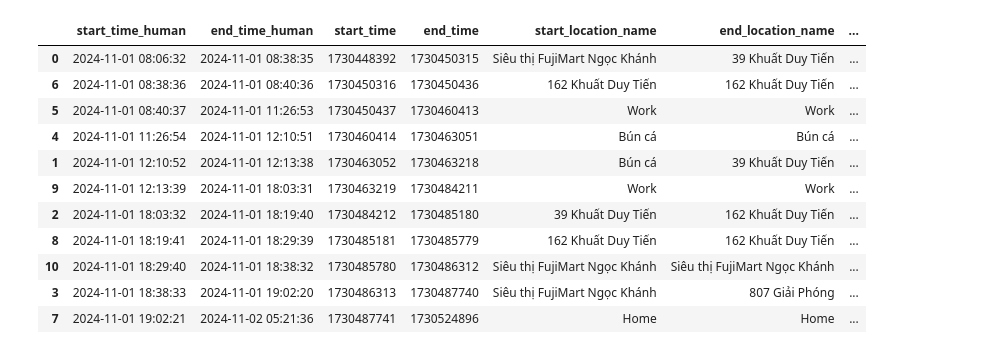
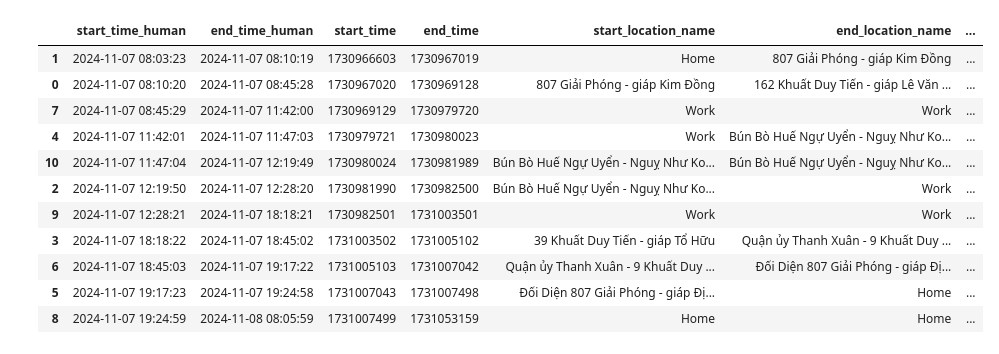
Before and after one commit to yoogun143/Postgres, a Jupyter notebook: gmap.ipynb, the cells around one changed output. Drawn from its saved outputs; the diff is of its cells as text; code cells hidden in the pictures.

Commit message:
Fix bug Null dict

```diff
--- a/gmap.ipynb
+++ b/gmap.ipynb
@@ -0,0 +1,11 @@
+# %%
+from_date = 20241107
+to_date = 20241107
+
+from datetime import datetime
+
+# Convert dates to UNIX timestamps
+from_date_unix = int(datetime.strptime(str(from_date) + ' 00:00:00', '%Y%m%d %H:%M:%S').timestamp()) + 25200 # Add 7 hours
+to_date_unix = int(datetime.strptime(str(to_date) + ' 23:59:59', '%Y%m%d %H:%M:%S').timestamp()) + 25200 # Add 7 hours
+print(from_date_unix)
+print(to_date_unix)
@@ -1,16 +15,9 @@
 # %%
 from helper.config import load_config
 import psycopg2
-from datetime import datetime
+
 import pandas as pd
 import numpy as np
-
-from_date = 20241101
-to_date = 20241101
-
-# Convert dates to UNIX timestamps
-from_date_unix = int(datetime.strptime(str(from_date) + ' 00:00:00', '%Y%m%d %H:%M:%S').timestamp()) + 25200 # Add 7 hours
-to_date_unix = int(datetime.strptime(str(to_date) + ' 23:59:59', '%Y%m%d %H:%M:%S').timestamp()) + 25200 # Add 7 hours
 
 config = load_config()
 with psycopg2.connect(**config) as conn:
@@ -29,15 +36,23 @@ with psycopg2.connect(**config) as conn:
                         ,c.category as start_category
                         ,d.location_name as end_location_name
                         ,d.category as end_category
-                        ,json_agg(json_build_object('txtime', b.txtime , 'lat', b.lat, 'lon', b.lon)) AS path
+                        ,case
+                            when json_agg(
+                                json_build_object('txtime', b.txtime, 'lat', b.lat, 'lon', b.lon)
+                            ) filter (where b.txtime is not null or b.lat is not null or b.lon is not null) is null
+                            then null
+                            else json_agg(
+                                json_build_object('txtime', b.txtime, 'lat', b.lat, 'lon', b.lon)
+                            )
+                        end as path
                     from gmap.fact_activity a
-                    cross join gmap.fact_timelinepath b
+                    left join gmap.fact_timelinepath b
+                    on b.txtime between a.start_time and a.end_time
                     left join gmap.dim_location c
                     on a.start_location_id = c.location_id
                     left join gmap.dim_location d
                     on a.end_location_id = d.location_id
                     where a.start_time between {from_date_unix} AND {to_date_unix}
-                    and b.txtime between a.start_time and a.end_time
                     group by
                         a.start_time
                         ,a.end_time
@@ -62,13 +77,21 @@ with psycopg2.connect(**config) as conn:
                         ,c.lon
                         ,c.location_name
                         ,c.category
-                        ,json_agg(json_build_object('txtime', b.txtime , 'lat', b.lat, 'lon', b.lon)) AS path
+                        ,case
+                            when json_agg(
+                                json_build_object('txtime', b.txtime, 'lat', b.lat, 'lon', b.lon)
+                            ) filter (where b.txtime is not null or b.lat is not null or b.lon is not null) is null
+                            then null
+                            else json_agg(
+                                json_build_object('txtime', b.txtime, 'lat', b.lat, 'lon', b.lon)
+                            )
+                        end as path
                     from gmap.fact_visit a
-                    cross join gmap.fact_timelinepath b
+                    left join gmap.fact_timelinepath b
+                    on b.txtime between a.start_time and a.end_time
                     left join gmap.dim_location c
                     on a.location_id = c.location_id
                     where a.start_time between {from_date_unix} AND {to_date_unix}
-                    and b.txtime between a.start_time and a.end_time
                     group by
                         a.start_time
                         ,a.end_time
@@ -80,56 +103,57 @@ with psycopg2.connect(**config) as conn:
             visit = pd.DataFrame(cur.fetchall(), columns=[desc[0] for desc in cur.description])
 
 # add info to activity
-activity['path'] = activity['path'].apply(lambda x: {item['txtime']: [item['lat'], item['lon']] for item in x})
+activity['path']
+activity['path'] = activity['path'].apply(lambda x: {item['txtime']: [item['lat'], item['lon']] for item in x} if x is not None else None)
 activity['color'] = activity['vehicle_type'].map({
     'in bus': 'red',
     'in passenger vehicle': 'blue',
     'walking': 'green',
     'motorcycling': 'yellow',
     'unknown': 'black'
 })
 activity['start_time_human'] = pd.to_datetime(activity['start_time'], unit='s')
 activity['end_time_human'] = pd.to_datetime(activity['end_time'], unit='s')
 
 # add info to visit
-visit['path'] = visit['path'].apply(lambda x: {item['txtime']: [item['lat'], item['lon']] for item in x})
+visit['path'] = visit['path'].apply(lambda x: {item['txtime']: [item['lat'], item['lon']] for item in x} if x is not None else None)
 visit['duration'] = visit['end_time'] - visit['start_time']
 visit['duration'] = visit['duration'].apply(lambda x: '{} hours {} minutes'.format(int(divmod(x, 60*60)[0]), int(divmod(divmod(x, 60*60)[1], 60)[0])))
 visit['start_time_human'] = pd.to_datetime(visit['start_time'], unit='s')
 visit['end_time_human'] = pd.to_datetime(visit['end_time'], unit='s')
 
 # Get all coordinates for map zoom display
 visit_path_coordinates = sum(visit['path'].apply(lambda x: list(x.values() if isinstance(x, dict) else [])),[])
 visit_coordinates = visit[['lat', 'lon']].apply(lambda x: [float(x['lat']), float(x['lon'])], axis=1).to_list()
 activity_path_coordinates = sum(activity['path'].apply(lambda x: list(x.values() if isinstance(x, dict) else [])),[])
 activity_start_coordinates = activity[['start_lat', 'start_lon']].apply(lambda x: [float(x['start_lat']), float(x['start_lon'])], axis=1).to_list()
 activity_end_coordinates = activity[['end_lat', 'end_lon']].apply(lambda x: [float(x['end_lat']), float(x['end_lon'])], axis=1).to_list()
 coordinates = sum([visit_path_coordinates, visit_coordinates, activity_path_coordinates, activity_start_coordinates, activity_end_coordinates], [])
-min_lat = min(coordinates, key=lambda x: x[0])[0]
-max_lat = max(coordinates, key=lambda x: x[0])[0]
-min_lon = min(coordinates, key=lambda x: x[1])[1]
-max_lon = max(coordinates, key=lambda x: x[1])[1]
+min_lat = min((coord[0] for coord in coordinates if coord[0] is not None), default=None)
+max_lat = max((coord[0] for coord in coordinates if coord[0] is not None), default=None)
+min_lon = min((coord[1] for coord in coordinates if coord[1] is not None), default=None)
+max_lon = max((coord[1] for coord in coordinates if coord[1] is not None), default=None)
 
 pd.DataFrame(
       np.concatenate([
       activity[['start_time_human', 'end_time_human', 'start_time', 'end_time', 'start_location_name', 'end_location_name', 'vehicle_type']].to_numpy(),
       visit[['start_time_human', 'end_time_human', 'start_time', 'end_time', 'location_name', 'location_name', 'location_name']].to_numpy()
       ])
       , columns=['start_time_human', 'end_time_human', 'start_time', 'end_time', 'start_location_name', 'end_location_name', 'vehicle_type']
       ).sort_values('start_time')
 # %% [output]
 |  | start_time_human | end_time_human | start_time | end_time | start_location_name | end_location_name | ... |
-| 0 | 2024-11-01 08:06:32 | 2024-11-01 08:38:35 | 1730448392 | 1730450315 | Siêu thị FujiMart Ngọc Khánh | 39 Khuất Duy Tiến | ... |
-| 6 | 2024-11-01 08:38:36 | 2024-11-01 08:40:36 | 1730450316 | 1730450436 | 162 Khuất Duy Tiến | 162 Khuất Duy Tiến | ... |
-| 5 | 2024-11-01 08:40:37 | 2024-11-01 11:26:53 | 1730450437 | 1730460413 | Work | Work | ... |
-| 4 | 2024-11-01 11:26:54 | 2024-11-01 12:10:51 | 1730460414 | 1730463051 | Bún cá | Bún cá | ... |
-| 1 | 2024-11-01 12:10:52 | 2024-11-01 12:13:38 | 1730463052 | 1730463218 | Bún cá | 39 Khuất Duy Tiến | ... |
-| 9 | 2024-11-01 12:13:39 | 2024-11-01 18:03:31 | 1730463219 | 1730484211 | Work | Work | ... |
-| 2 | 2024-11-01 18:03:32 | 2024-11-01 18:19:40 | 1730484212 | 1730485180 | 39 Khuất Duy Tiến | 162 Khuất Duy Tiến | ... |
-| 8 | 2024-11-01 18:19:41 | 2024-11-01 18:29:39 | 1730485181 | 1730485779 | 162 Khuất Duy Tiến | 162 Khuất Duy Tiến | ... |
-| 10 | 2024-11-01 18:29:40 | 2024-11-01 18:38:32 | 1730485780 | 1730486312 | Siêu thị FujiMart Ngọc Khánh | Siêu thị FujiMart Ngọc Khánh | ... |
-| 3 | 2024-11-01 18:38:33 | 2024-11-01 19:02:20 | 1730486313 | 1730487740 | Siêu thị FujiMart Ngọc Khánh | 807 Giải Phóng | ... |
-| 7 | 2024-11-01 19:02:21 | 2024-11-02 05:21:36 | 1730487741 | 1730524896 | Home | Home | ... |
+| 1 | 2024-11-07 08:03:23 | 2024-11-07 08:10:19 | 1730966603 | 1730967019 | Home | 807 Giải Phóng - giáp Kim Đồng | ... |
+| 0 | 2024-11-07 08:10:20 | 2024-11-07 08:45:28 | 1730967020 | 1730969128 | 807 Giải Phóng - giáp Kim Đồng | 162 Khuất Duy Tiến - giáp Lê Văn ... | ... |
+| 7 | 2024-11-07 08:45:29 | 2024-11-07 11:42:00 | 1730969129 | 1730979720 | Work | Work | ... |
+| 4 | 2024-11-07 11:42:01 | 2024-11-07 11:47:03 | 1730979721 | 1730980023 | Work | Bún Bò Huế Ngự Uyển - Nguỵ Như Ko... | ... |
+| 10 | 2024-11-07 11:47:04 | 2024-11-07 12:19:49 | 1730980024 | 1730981989 | Bún Bò Huế Ngự Uyển - Nguỵ Như Ko... | Bún Bò Huế Ngự Uyển - Nguỵ Như Ko... | ... |
+| 2 | 2024-11-07 12:19:50 | 2024-11-07 12:28:20 | 1730981990 | 1730982500 | Bún Bò Huế Ngự Uyển - Nguỵ Như Ko... | Work | ... |
+| 9 | 2024-11-07 12:28:21 | 2024-11-07 18:18:21 | 1730982501 | 1731003501 | Work | Work | ... |
+| 3 | 2024-11-07 18:18:22 | 2024-11-07 18:45:02 | 1731003502 | 1731005102 | 39 Khuất Duy Tiến - giáp Tổ Hữu | Quận ủy Thanh Xuân - 9 Khuất Duy ... | ... |
+| 6 | 2024-11-07 18:45:03 | 2024-11-07 19:17:22 | 1731005103 | 1731007042 | Quận ủy Thanh Xuân - 9 Khuất Duy ... | Đối Diện 807 Giải Phóng - giáp Đị... | ... |
+| 5 | 2024-11-07 19:17:23 | 2024-11-07 19:24:58 | 1731007043 | 1731007498 | Đối Diện 807 Giải Phóng - giáp Đị... | Home | ... |
+| 8 | 2024-11-07 19:24:59 | 2024-11-08 08:05:59 | 1731007499 | 1731053159 | Home | Home | ... |
 # %%
 import folium
 from folium.plugins import MarkerCluster, AntPath
```
Also changed, not shown: parts of 1 cell of this notebook, 1 other file.
